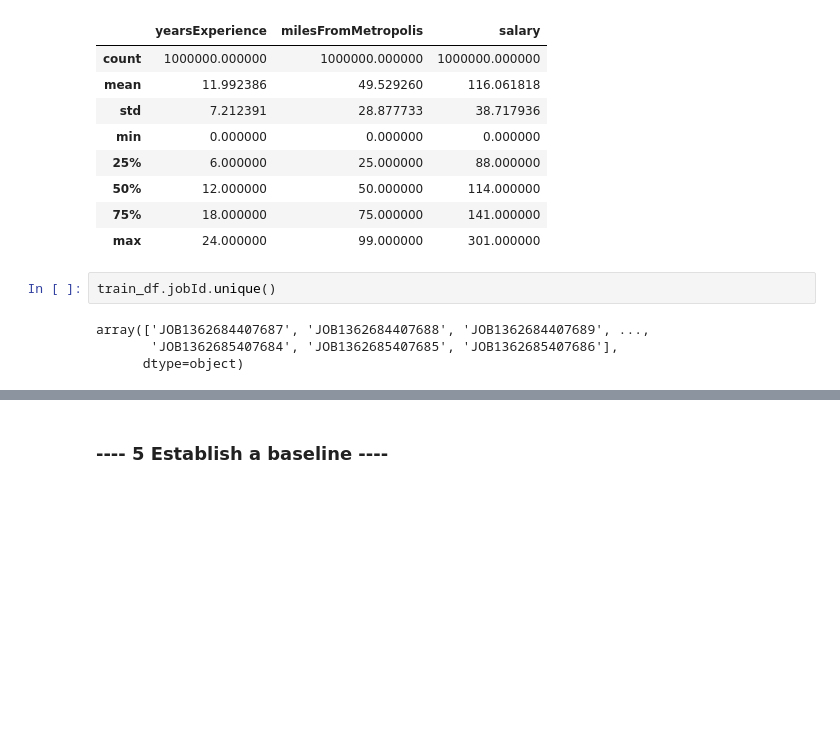
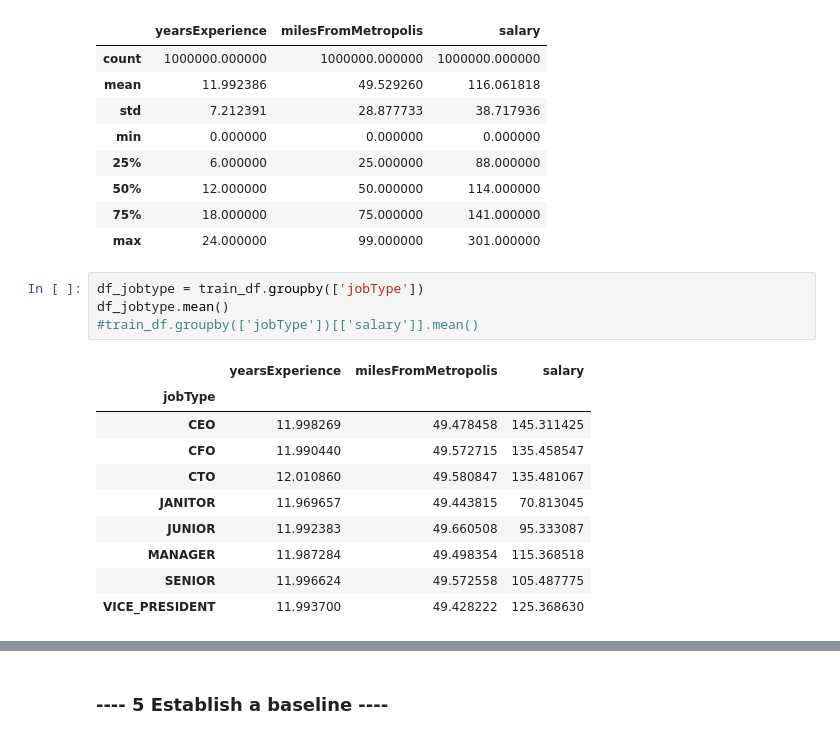
Before and after one commit to kartikathale/salarypredictionportfolio, a Jupyter notebook: Salary Prediction Notebook.ipynb, the cells around one changed output, grey strips where cells are left out. Saved outputs shown, nothing was run; the diff lists cells and outputs as text; blank space fills up the shorter version.

```diff
--- a/Salary Prediction Notebook.ipynb
+++ b/Salary Prediction Notebook.ipynb
@@ -250,9 +253,18 @@ train_df.describe()
 | 50% | 12.000000 | 50.000000 | 114.000000 |
 | 75% | 18.000000 | 75.000000 | 141.000000 |
 | max | 24.000000 | 99.000000 | 301.000000 |
-# %%
-train_df.jobId.unique()
-# %% [output]
-array(['JOB1362684407687', 'JOB1362684407688', 'JOB1362684407689', ...,
-       'JOB1362685407684', 'JOB1362685407685', 'JOB1362685407686'],
-      dtype=object)
+# %%
+df_jobtype = train_df.groupby(['jobType'])
+df_jobtype.mean()
+#train_df.groupby(['jobType'])[['salary']].mean()
+# %% [output]
+|  | yearsExperience | milesFromMetropolis | salary |
+| jobType |  |  |  |
+| CEO | 11.998269 | 49.478458 | 145.311425 |
+| CFO | 11.990440 | 49.572715 | 135.458547 |
+| CTO | 12.010860 | 49.580847 | 135.481067 |
+| JANITOR | 11.969657 | 49.443815 | 70.813045 |
+| JUNIOR | 11.992383 | 49.660508 | 95.333087 |
+| MANAGER | 11.987284 | 49.498354 | 115.368518 |
+| SENIOR | 11.996624 | 49.572558 | 105.487775 |
+| VICE_PRESIDENT | 11.993700 | 49.428222 | 125.368630 |
```
Also changed, not shown: parts of 16 cells of this notebook.
